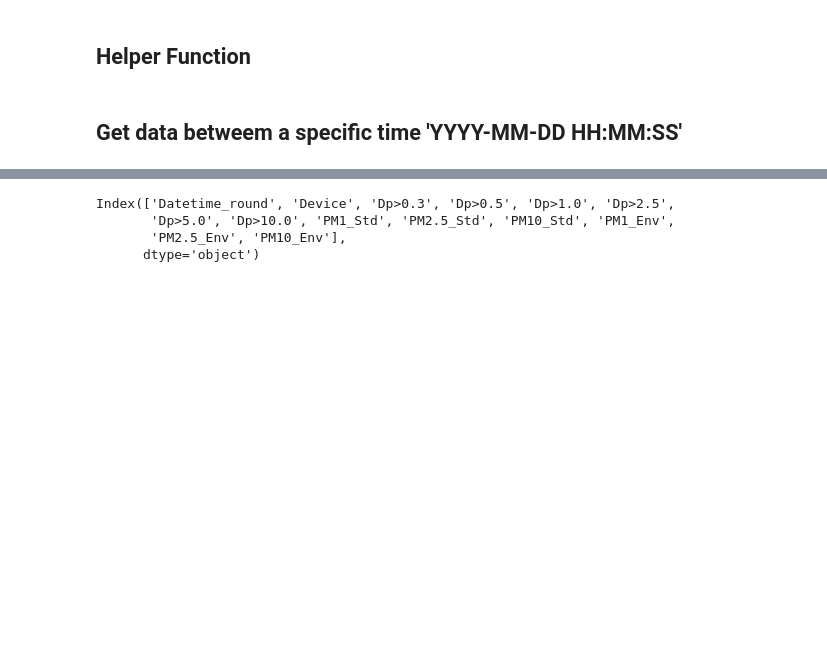
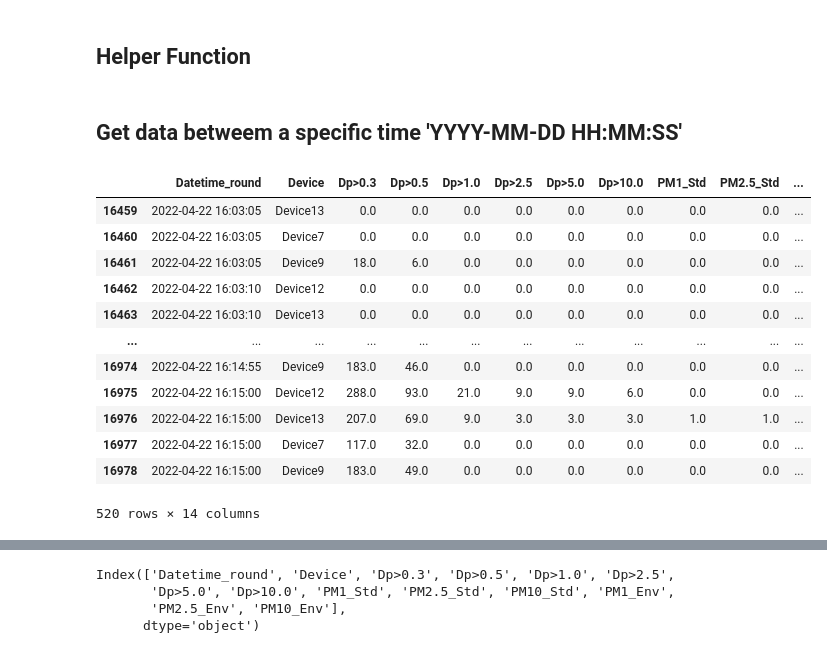
Before and after one commit to wzhang88/SEAL, a Jupyter notebook: DataProcessing.ipynb, the cells around one changed output, grey strips where cells are left out. Saved outputs shown, nothing was run; the diff lists cells and outputs as text; code cells hidden in the pictures; blank space fills up the shorter version.

```diff
--- a/DataProcessing.ipynb
+++ b/DataProcessing.ipynb
@@ -133,6 +133,21 @@ END_TIME = '2022-04-22 16:15:00'
 data_in_time_range = all_device_data_rounded[(all_device_data_rounded['Datetime_round'] >= START_TIME) & (all_device_data_rounded['Datetime_round'] <= END_TIME)]
 # %%
 #dp3_in_time_range.to_csv("output.csv", index=False)
+data_in_time_range
+# %% [output]
+|  | Datetime_round | Device | Dp>0.3 | Dp>0.5 | Dp>1.0 | Dp>2.5 | Dp>5.0 | Dp>10.0 | PM1_Std | PM2.5_Std | ... |
+| 16459 | 2022-04-22 16:03:05 | Device13 | 0.0 | 0.0 | 0.0 | 0.0 | 0.0 | 0.0 | 0.0 | 0.0 | ... |
+| 16460 | 2022-04-22 16:03:05 | Device7 | 0.0 | 0.0 | 0.0 | 0.0 | 0.0 | 0.0 | 0.0 | 0.0 | ... |
+| 16461 | 2022-04-22 16:03:05 | Device9 | 18.0 | 6.0 | 0.0 | 0.0 | 0.0 | 0.0 | 0.0 | 0.0 | ... |
+| 16462 | 2022-04-22 16:03:10 | Device12 | 0.0 | 0.0 | 0.0 | 0.0 | 0.0 | 0.0 | 0.0 | 0.0 | ... |
+| 16463 | 2022-04-22 16:03:10 | Device13 | 0.0 | 0.0 | 0.0 | 0.0 | 0.0 | 0.0 | 0.0 | 0.0 | ... |
+| ... | ... | ... | ... | ... | ... | ... | ... | ... | ... | ... | ... |
+| 16974 | 2022-04-22 16:14:55 | Device9 | 183.0 | 46.0 | 0.0 | 0.0 | 0.0 | 0.0 | 0.0 | 0.0 | ... |
+| 16975 | 2022-04-22 16:15:00 | Device12 | 288.0 | 93.0 | 21.0 | 9.0 | 9.0 | 6.0 | 0.0 | 0.0 | ... |
+| 16976 | 2022-04-22 16:15:00 | Device13 | 207.0 | 69.0 | 9.0 | 3.0 | 3.0 | 3.0 | 1.0 | 1.0 | ... |
+| 16977 | 2022-04-22 16:15:00 | Device7 | 117.0 | 32.0 | 0.0 | 0.0 | 0.0 | 0.0 | 0.0 | 0.0 | ... |
+| 16978 | 2022-04-22 16:15:00 | Device9 | 183.0 | 49.0 | 0.0 | 0.0 | 0.0 | 0.0 | 0.0 | 0.0 | ... |
+520 rows × 14 columns
 # %%
 lineplt_by_time = plot_line_chart(df=data_in_time_range, x='Datetime_round', y='Dp>0.3', title='Dp>0.3 Collected by Device')
 lineplt_by_time.show()
```
Also changed, not shown: parts of 2 cells of this notebook, 1 other file.
